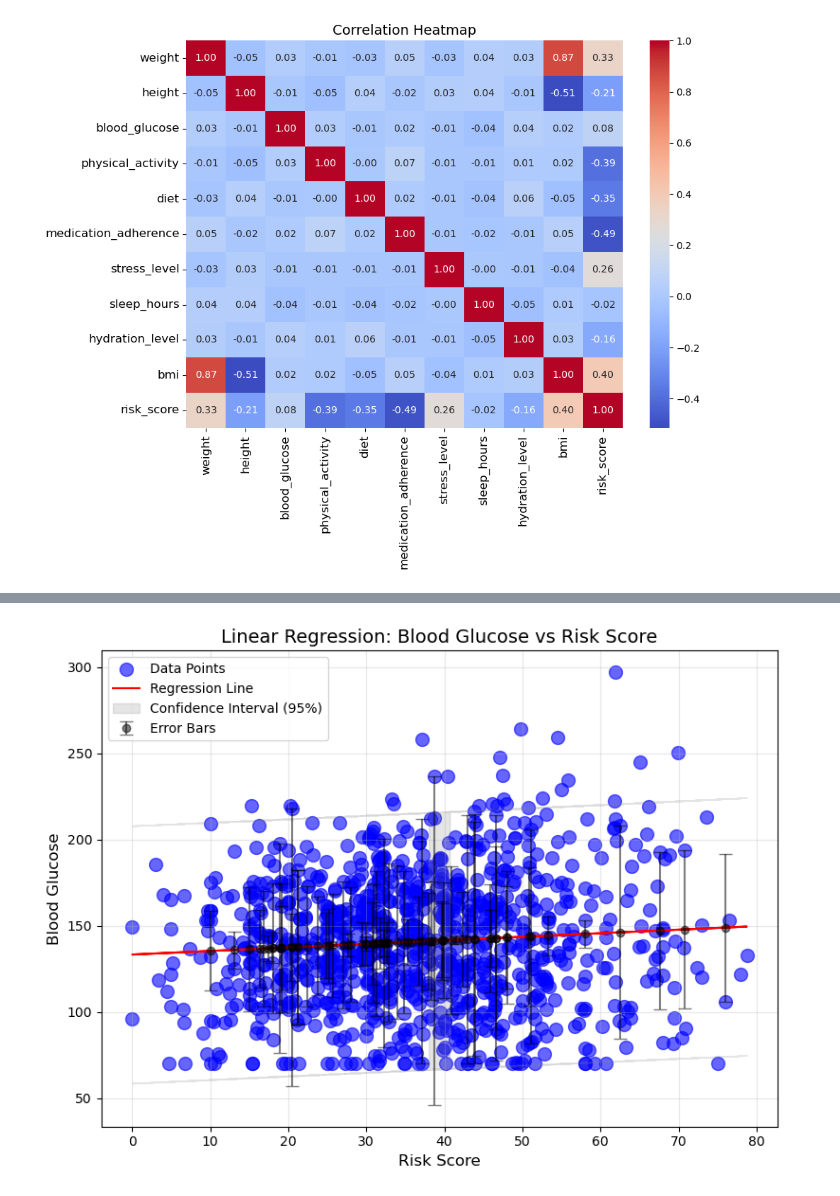
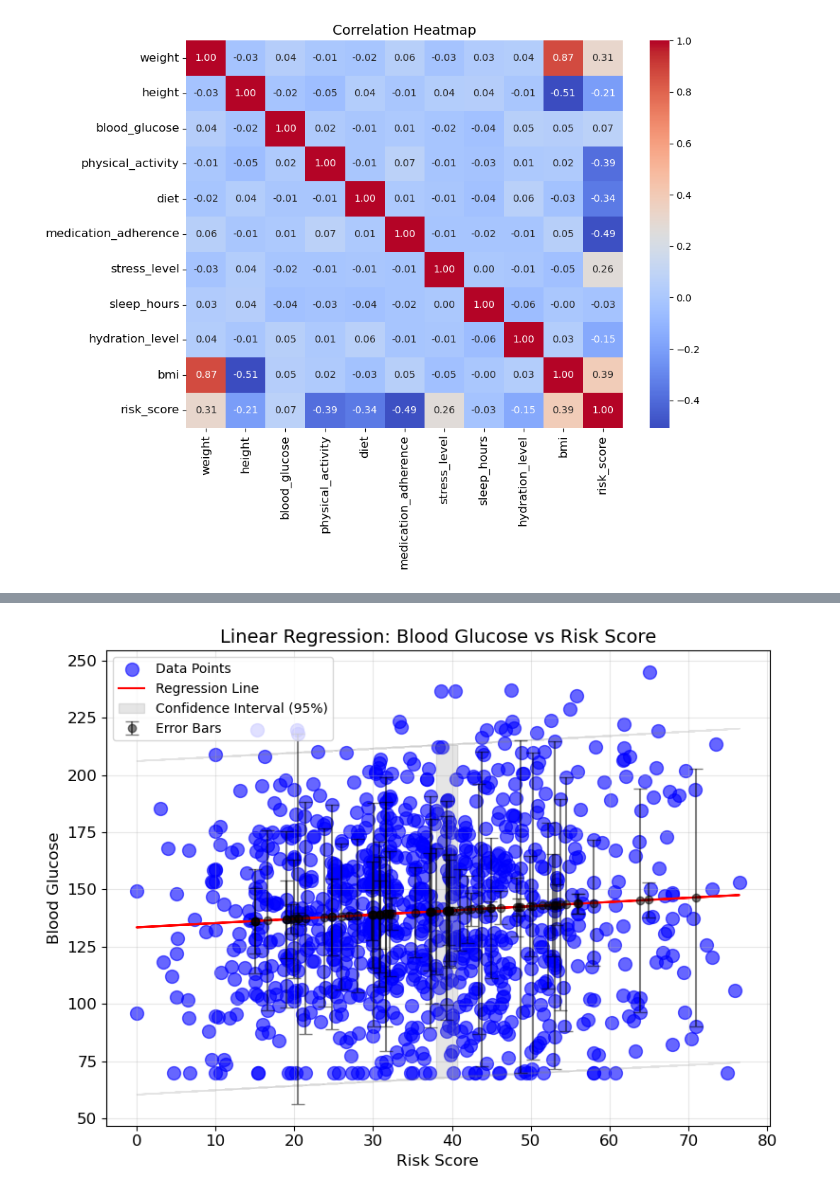
Before and after one commit to bhuvansai93/23098103-Clustering-and-Fitting, a Jupyter notebook: 23098103-Clustering_and_Fitting.ipynb, the cells around one changed output, grey strips where cells are left out. Cells and saved outputs as stored; diff of their text form; code cells hidden in the pictures.

```diff
--- a/23098103-Clustering_and_Fitting.ipynb
+++ b/23098103-Clustering_and_Fitting.ipynb
@@ -353,7 +428,20 @@ def perform_linear_regression(data, x_feature, y_feature):
     return model, predictions, errors
 # %%
 # Function to calculate the prediction interval
-def calculate_prediction_interval(X, predictions, errors, confidence=0.95):
+def prediction_interval(X, predictions, errors, confidence=0.95):
+    """
+    Calculate the prediction interval for a set of predictions.
+
+    Parameters:
+    X (np.ndarray): The independent variable values.
+    predictions (np.ndarray): The predicted values from the regression model.
+    errors (np.ndarray): The residuals (errors) between the actual and predicted values.
+    confidence (float): The confidence level for the prediction interval (default is 0.95).
+
+    Returns:
+    lower_bound (np.ndarray): The lower bound of the prediction interval.
+    upper_bound (np.ndarray): The upper bound of the prediction interval.
+    """
     # Calculate standard error of the predictions
     n = len(X)  # number of data points
     mse = np.mean(errors ** 2)  # Mean Squared Error
@@ -370,14 +458,14 @@ def calculate_prediction_interval(X, predictions, errors, confidence=0.95):
     return lower_bound, upper_bound
 # %%
 # Function to plot the regression line, data points, error bars, and confidence interval
-def plot_regression_line_with_confidence_interval(data, x_feature, y_feature, predictions, errors, lower_bound, upper_bound, error_bar_step=15):
+def plot_regression_line(data, x_feature, y_feature, predictions, errors, lower_bound, upper_bound, error_bar_step=15):
     """
     Plot the data points, regression line, confidence interval, and fewer error bars.
     """
-    # Ensure errors are non-negative (take absolute values)
+    # Ensure errors are non-negative
     errors = np.abs(errors)
 
-    # Select every 'error_bar_step'-th point to show error bars
+    # Select every 'error_bar_step' point to show error bars
     indices_with_error_bars = range(0, len(data), error_bar_step)
 
     # Create the plot
@@ -392,39 +480,42 @@ def plot_regression_line_with_confidence_interval(data, x_feature, y_feature, pr
     # Add confidence interval as shaded region
     plt.fill_between(data[x_feature], lower_bound, upper_bound, color='gray', alpha=0.2, label='Confidence Interval (95%)')
 
     # Add error bars to the selected data points (using errors)
     plt.errorbar(data[x_feature].iloc[indices_with_error_bars],
                  predictions[indices_with_error_bars],
                  yerr=errors[indices_with_error_bars],
                  fmt='o', color='black', alpha=0.5, label='Error Bars', capsize=5)
 
     # Add labels and title
     plt.title(f"Linear Regression: {y_feature.replace('_',' ').title()} vs {x_feature.replace('_',' ').title()}", fontsize=14)
     plt.xlabel(x_feature.replace('_',' ').title(), fontsize=12)
     plt.ylabel(y_feature.replace('_',' ').title(), fontsize=12)
+    plt.xticks(fontsize=12)
+    plt.yticks(fontsize=12)
 
     # Add a legend
-    plt.legend(loc='best')
+    plt.legend()
 
     # Show grid and plot
     plt.grid(alpha=0.3)
     plt.tight_layout()
+    plt.savefig('Regress.png')
     plt.show()
 
-# Load the dataset (replace with your actual data file)
-df = pd.read_csv('diabetes_data.csv')  # Replace with your actual file
+# Load the dataset
+df = pd.read_csv("diabetes_data_cleaned.csv")
 
 # Define the feature columns
 x_feature = "risk_score"   # Independent variable (X)
 y_feature = "blood_glucose"  # Dependent variable (Y)
 
 # Perform linear regression
-model, predictions, errors = perform_linear_regression(df, x_feature, y_feature)
+model, predictions, errors = linear_regression(df, x_feature, y_feature)
 
-# Calculate the confidence interval
-lower_bound, upper_bound = calculate_prediction_interval(df[x_feature].values, predictions, errors, confidence=0.95)
+# confidence interval
+lower_bound, upper_bound = prediction_interval(df[x_feature].values, predictions, errors, confidence=0.95)
 
-# Plot the regression line with confidence interval and error bars visible (e.g., every 5th data point gets an error bar)
-plot_regression_line_with_confidence_interval(df, x_feature, y_feature, predictions, errors, lower_bound, upper_bound, error_bar_step=15)
+# Plot the regression line with confidence interval and error bars visible
+plot_regression_line(df, x_feature, y_feature, predictions, errors, lower_bound, upper_bound, error_bar_step=15)
 # %% [output]
-[figure, old version]
+[figure, new version]
```
Also changed, not shown: parts of 15 cells of this notebook.
